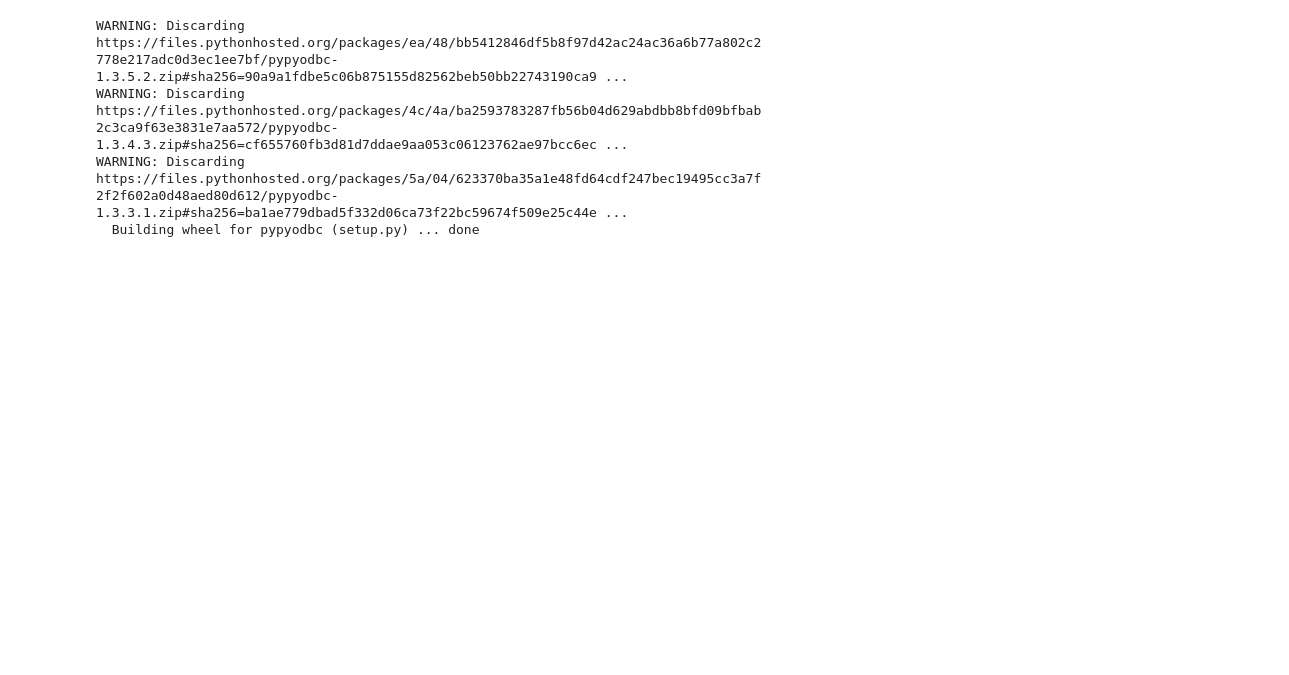
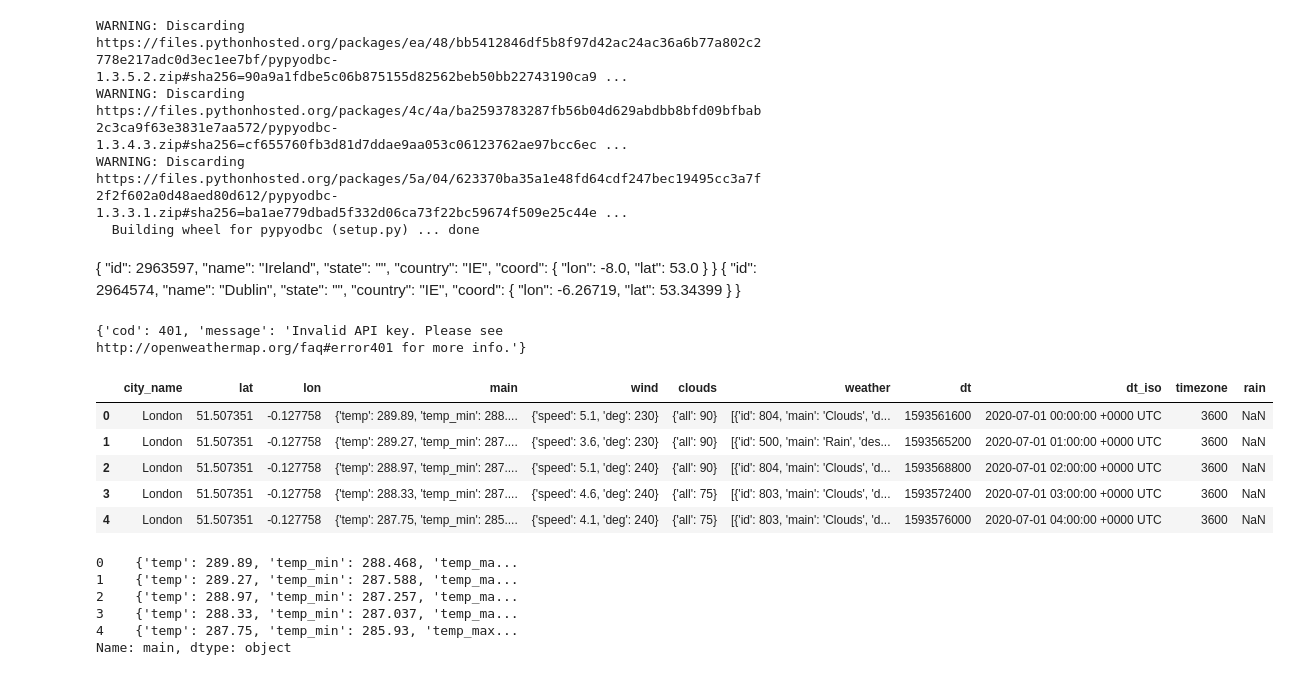
Before and after one commit to divyakumar95/ProgrammingDA_CA, a Jupyter notebook: Prog_Da_CA02.ipynb, the cells around one changed output. Drawn from its saved outputs; the diff is of its cells as text; code cells hidden in the pictures; blank space fills up the shorter version.

```diff
--- a/Prog_Da_CA02.ipynb
+++ b/Prog_Da_CA02.ipynb
@@ -49,0 +16,21 @@ import pypyodbc
+# %% [markdown]
+{
+        "id": 2963597,
+        "name": "Ireland",
+        "state": "",
+        "country": "IE",
+        "coord": {
+            "lon": -8.0,
+            "lat": 53.0
+        }
+}
+{
+        "id": 2964574,
+        "name": "Dublin",
+        "state": "",
+        "country": "IE",
+        "coord": {
+            "lon": -6.26719,
+            "lat": 53.34399
+        }
+}
@@ -49,0 +54,4 @@ import pypyodbc
+# %%
+print(x)
+# %% [output]
+{'cod': 401, 'message': 'Invalid API key. Please see http://openweathermap.org/faq#error401 for more info.'}
@@ -49,0 +60,21 @@ import pypyodbc
+# %%
+import pandas as pd
+
+data = pd.read_json(jsonpath)
+data.head()
+# %% [output]
+|  | city_name | lat | lon | main | wind | clouds | weather | dt | dt_iso | timezone | rain |
+| 0 | London | 51.507351 | -0.127758 | {'temp': 289.89, 'temp_min': 288.... | {'speed': 5.1, 'deg': 230} | {'all': 90} | [{'id': 804, 'main': 'Clouds', 'd... | 1593561600 | 2020-07-01 00:00:00 +0000 UTC | 3600 | NaN |
+| 1 | London | 51.507351 | -0.127758 | {'temp': 289.27, 'temp_min': 287.... | {'speed': 3.6, 'deg': 230} | {'all': 90} | [{'id': 500, 'main': 'Rain', 'des... | 1593565200 | 2020-07-01 01:00:00 +0000 UTC | 3600 | NaN |
+| 2 | London | 51.507351 | -0.127758 | {'temp': 288.97, 'temp_min': 287.... | {'speed': 5.1, 'deg': 240} | {'all': 90} | [{'id': 804, 'main': 'Clouds', 'd... | 1593568800 | 2020-07-01 02:00:00 +0000 UTC | 3600 | NaN |
+| 3 | London | 51.507351 | -0.127758 | {'temp': 288.33, 'temp_min': 287.... | {'speed': 4.6, 'deg': 240} | {'all': 75} | [{'id': 803, 'main': 'Clouds', 'd... | 1593572400 | 2020-07-01 03:00:00 +0000 UTC | 3600 | NaN |
+| 4 | London | 51.507351 | -0.127758 | {'temp': 287.75, 'temp_min': 285.... | {'speed': 4.1, 'deg': 240} | {'all': 75} | [{'id': 803, 'main': 'Clouds', 'd... | 1593576000 | 2020-07-01 04:00:00 +0000 UTC | 3600 | NaN |
+# %%
+data['main'].head()
+# %% [output]
+0    {'temp': 289.89, 'temp_min': 288.468, 'temp_ma...
+1    {'temp': 289.27, 'temp_min': 287.588, 'temp_ma...
+2    {'temp': 288.97, 'temp_min': 287.257, 'temp_ma...
+3    {'temp': 288.33, 'temp_min': 287.037, 'temp_ma...
+4    {'temp': 287.75, 'temp_min': 285.93, 'temp_max...
+Name: main, dtype: object
```
Also changed, not shown: parts of 10 cells of this notebook.
